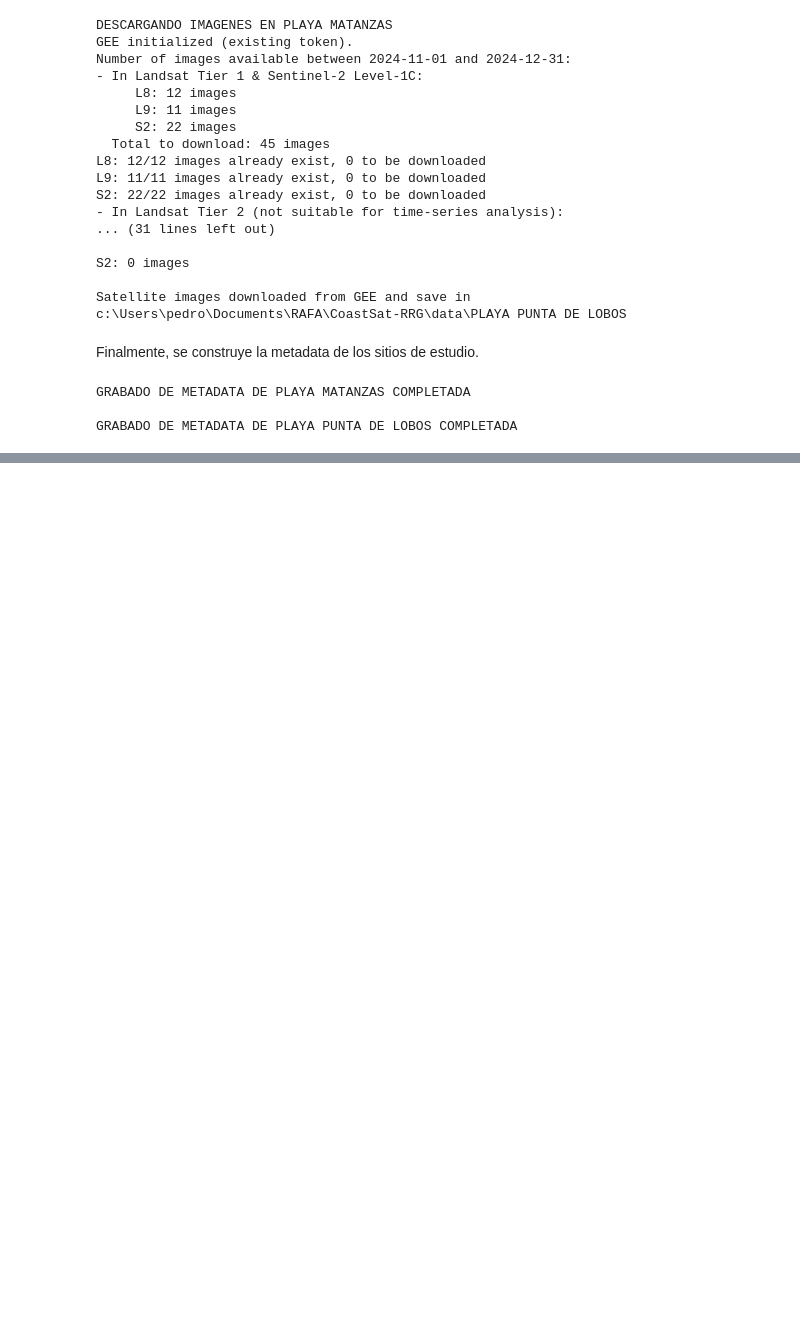
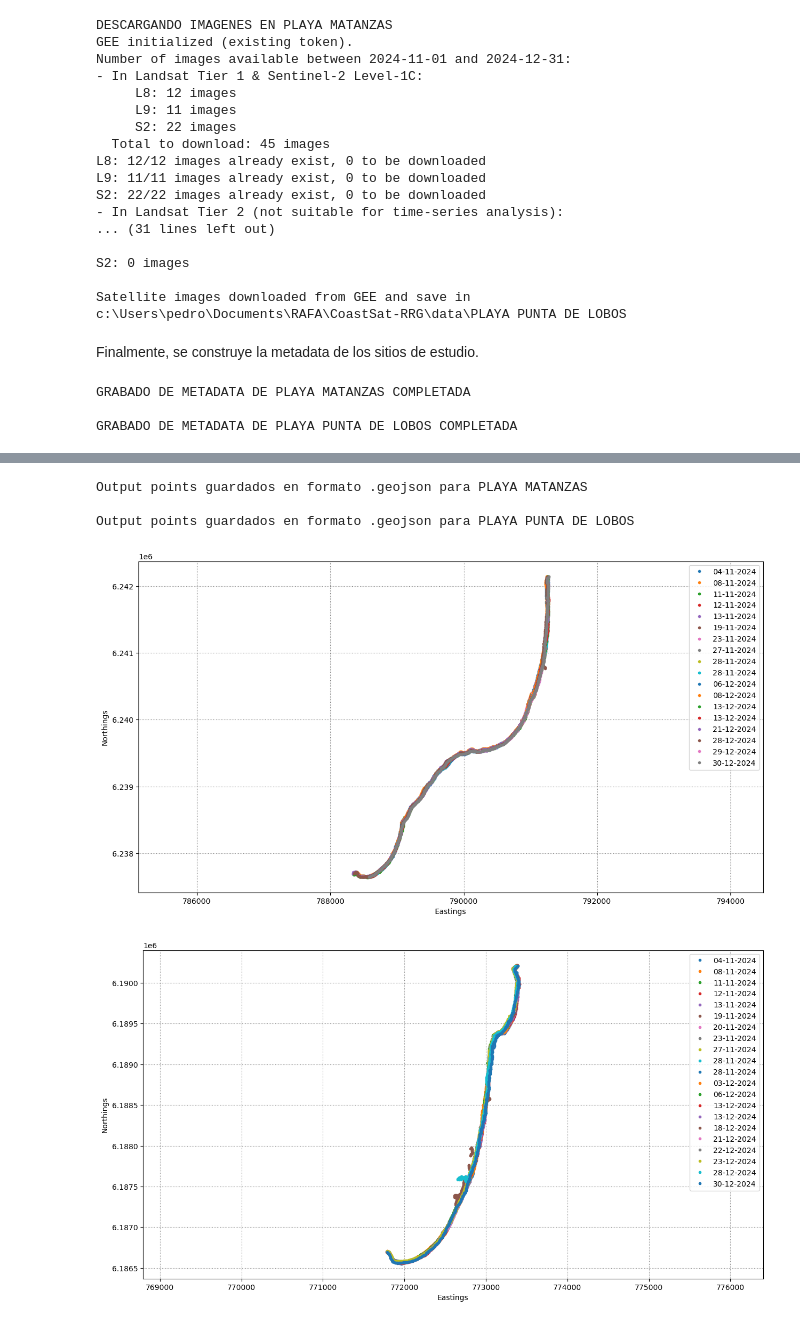
Before and after one commit to rafarencoretg/CoastSat-RRG, a Jupyter notebook: multi_beach_download.ipynb, the cells around one changed output, grey strips where cells are left out. Drawn from its saved outputs; the diff is of its cells as text; code cells hidden in the pictures; blank space fills up the shorter version.

Commit message:
CoastSat multi beach in progress

```diff
--- a/multi_beach_download.ipynb
+++ b/multi_beach_download.ipynb
@@ -150,0 +304,6 @@ GRABADO DE METADATA DE PLAYA PUNTA DE LOBOS COMPLETADA
+# %%
+for beach in overall_output:
+    sitename = country_info["region"][region_name][beach]["name"]
+    overall_output[beach]['output'] = SDS_tools.remove_duplicates(overall_output[beach]['output']) # removes duplicates (images taken on the same date by the same satellite)
+    overall_output[beach]['output'] = SDS_tools.remove_inaccurate_georef(overall_output[beach]['output'], 10) # remove inaccurate georeferencing (set threshold to 10 m)
+    print(f'Eliminando duplicados en {sitename}\n')
@@ -150,0 +318,36 @@ GRABADO DE METADATA DE PLAYA PUNTA DE LOBOS COMPLETADA
+# %%
+from pyproj import CRS
+geomtype = 'points' # choose 'points' or 'lines' for the layer geometry
+
+for beach in overall_output:
+    sitename = country_info["region"][region_name][beach]["name"]
+    gdf = SDS_tools.output_to_gdf(overall_output[beach]['output'], geomtype)
+    if gdf is None:
+        raise Exception("output does not contain any mapped shorelines")
+    gdf.crs = CRS(overall_settings[beach]["settings"]['output_epsg']) # set layer projection
+    # save GEOJSON layer to file
+    gdf.to_file(os.path.join(beaches[beach]["inputs"]['filepath'], beaches[beach]["inputs"]['sitename'], '%s_output_%s.geojson'%(sitename,geomtype)),
+                                    driver='GeoJSON', encoding='utf-8')
+    print(f'Output points guardados en formato .geojson para {sitename}\n')
+# %% [output]
+Output points guardados en formato .geojson para PLAYA MATANZAS
+
+Output points guardados en formato .geojson para PLAYA PUNTA DE LOBOS
+# %%
+%matplotlib inline
+for beach in overall_output:
+    sitename = country_info["region"][region_name][beach]["name"]
+    fig = plt.figure(figsize=[15,8])
+
+    plt.axis('equal')
+    plt.xlabel('Eastings')
+    plt.ylabel('Northings')
+    plt.grid(linestyle=':', color='0.5')
+    for i in range(len(overall_output[beach]['output']['shorelines'])):
+        sl = overall_output[beach]['output']['shorelines'][i]
+        date = overall_output[beach]['output']['dates'][i]
+        plt.plot(sl[:,0], sl[:,1], '.', label=date.strftime('%d-%m-%Y'))
+    plt.legend();
+# %% [output]
+[figure, added]
+[figure, added]
```
Also changed, not shown: parts of 10 cells of this notebook, 4 other files.
